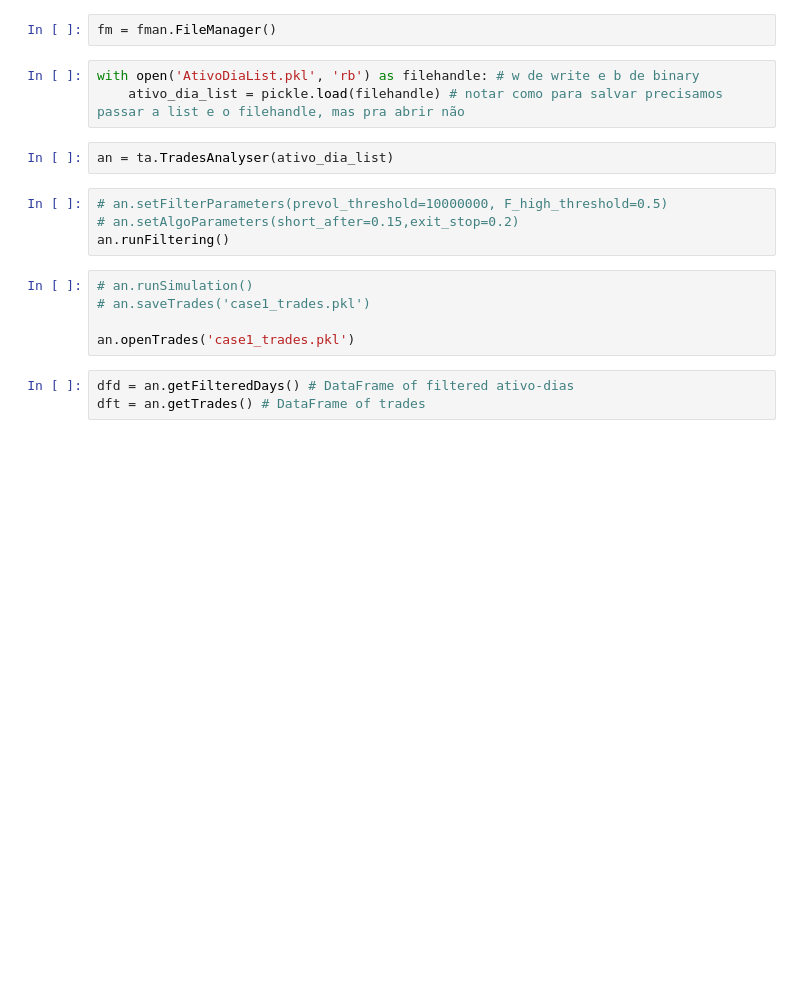
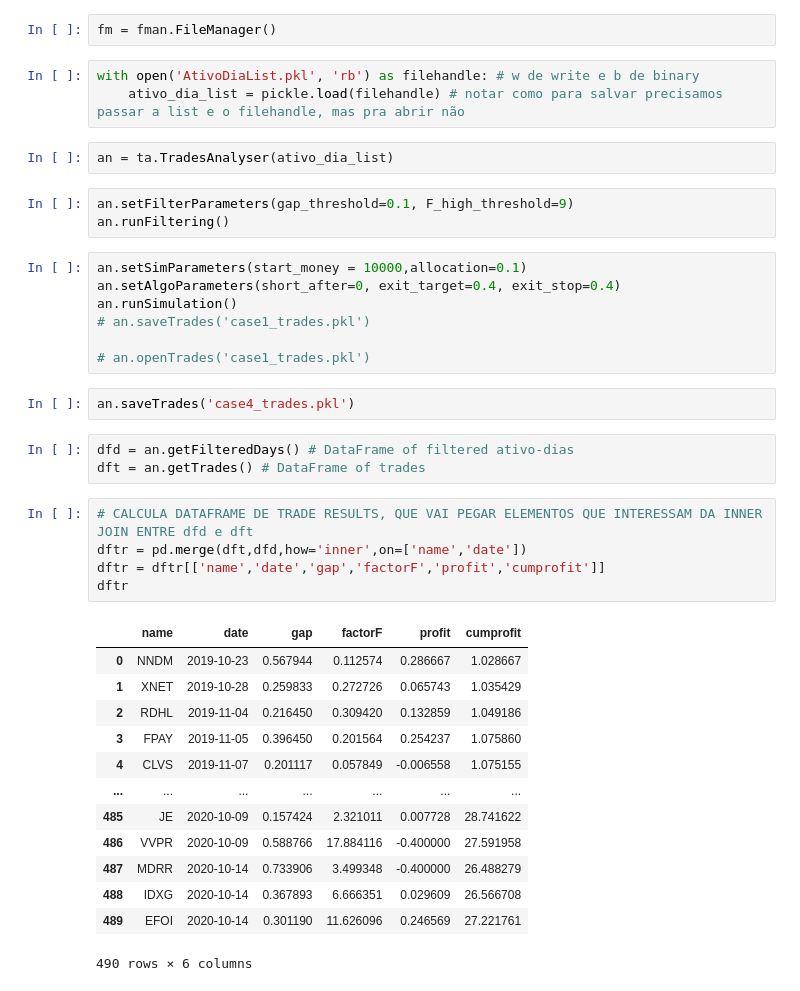
Before and after one commit to hedgeneck/PynnyStock-Analyser, a Jupyter notebook: Estrategia-Using TradesAnalyser.ipynb, the cells around one changed output. Cells and saved outputs as stored; diff of their text form; blank space fills up the shorter version.

```diff
--- a/Estrategia-Using TradesAnalyser.ipynb
+++ b/Estrategia-Using TradesAnalyser.ipynb
@@ -20,15 +15,37 @@ with open('AtivoDiaList.pkl', 'rb') as filehandle: # w de write e b de binary
     ativo_dia_list = pickle.load(filehandle) # notar como para salvar precisamos passar a list e o filehandle, mas pra abrir não
 # %%
 an = ta.TradesAnalyser(ativo_dia_list)
-# %%
-# an.setFilterParameters(prevol_threshold=10000000, F_high_threshold=0.5)
-# an.setAlgoParameters(short_after=0.15,exit_stop=0.2)
-an.runFiltering()
+# %%
+an.setFilterParameters(gap_threshold=0.1, F_high_threshold=9)
+an.runFiltering()
 # %%
-# an.runSimulation()
+an.setSimParameters(start_money = 10000,allocation=0.1)
+an.setAlgoParameters(short_after=0, exit_target=0.4, exit_stop=0.4)
+an.runSimulation()
 # an.saveTrades('case1_trades.pkl')
 
-an.openTrades('case1_trades.pkl')
+# an.openTrades('case1_trades.pkl')
+# %%
+an.saveTrades('case4_trades.pkl')
 # %%
 dfd = an.getFilteredDays() # DataFrame of filtered ativo-dias
 dft = an.getTrades() # DataFrame of trades
+# %%
+# CALCULA DATAFRAME DE TRADE RESULTS, QUE VAI PEGAR ELEMENTOS QUE INTERESSAM DA INNER JOIN ENTRE dfd e dft
+dftr = pd.merge(dft,dfd,how='inner',on=['name','date'])
+dftr = dftr[['name','date','gap','factorF','profit','cumprofit']]
+dftr
+# %% [output]
+|  | name | date | gap | factorF | profit | cumprofit |
+| 0 | NNDM | 2019-10-23 | 0.567944 | 0.112574 | 0.286667 | 1.028667 |
+| 1 | XNET | 2019-10-28 | 0.259833 | 0.272726 | 0.065743 | 1.035429 |
+| 2 | RDHL | 2019-11-04 | 0.216450 | 0.309420 | 0.132859 | 1.049186 |
+| 3 | FPAY | 2019-11-05 | 0.396450 | 0.201564 | 0.254237 | 1.075860 |
+| 4 | CLVS | 2019-11-07 | 0.201117 | 0.057849 | -0.006558 | 1.075155 |
+| ... | ... | ... | ... | ... | ... | ... |
+| 485 | JE | 2020-10-09 | 0.157424 | 2.321011 | 0.007728 | 28.741622 |
+| 486 | VVPR | 2020-10-09 | 0.588766 | 17.884116 | -0.400000 | 27.591958 |
+| 487 | MDRR | 2020-10-14 | 0.733906 | 3.499348 | -0.400000 | 26.488279 |
+| 488 | IDXG | 2020-10-14 | 0.367893 | 6.666351 | 0.029609 | 26.566708 |
+| 489 | EFOI | 2020-10-14 | 0.301190 | 11.626096 | 0.246569 | 27.221761 |
+490 rows × 6 columns
```
Also changed, not shown: parts of 13 cells of this notebook, 1 other file.
